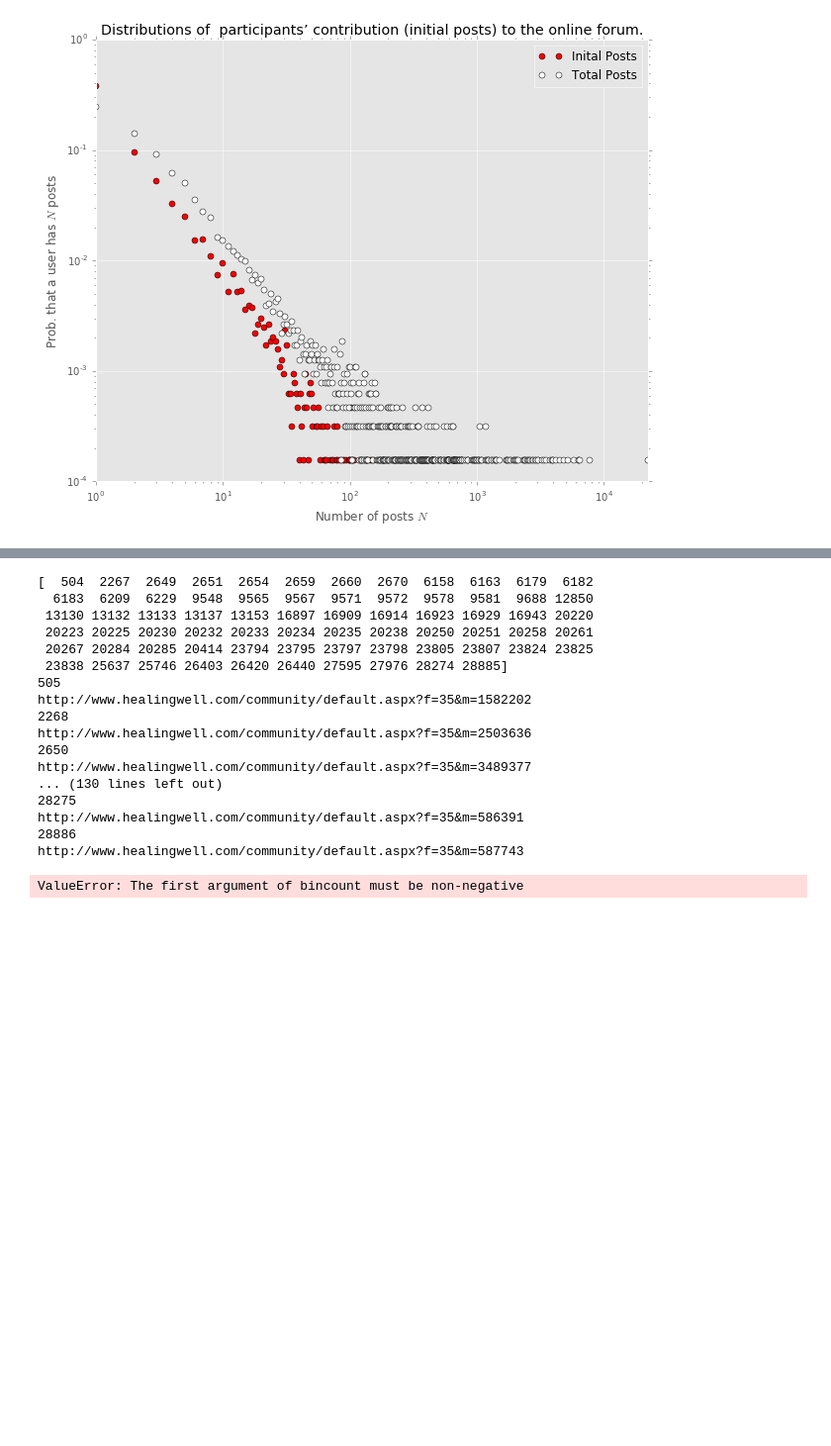
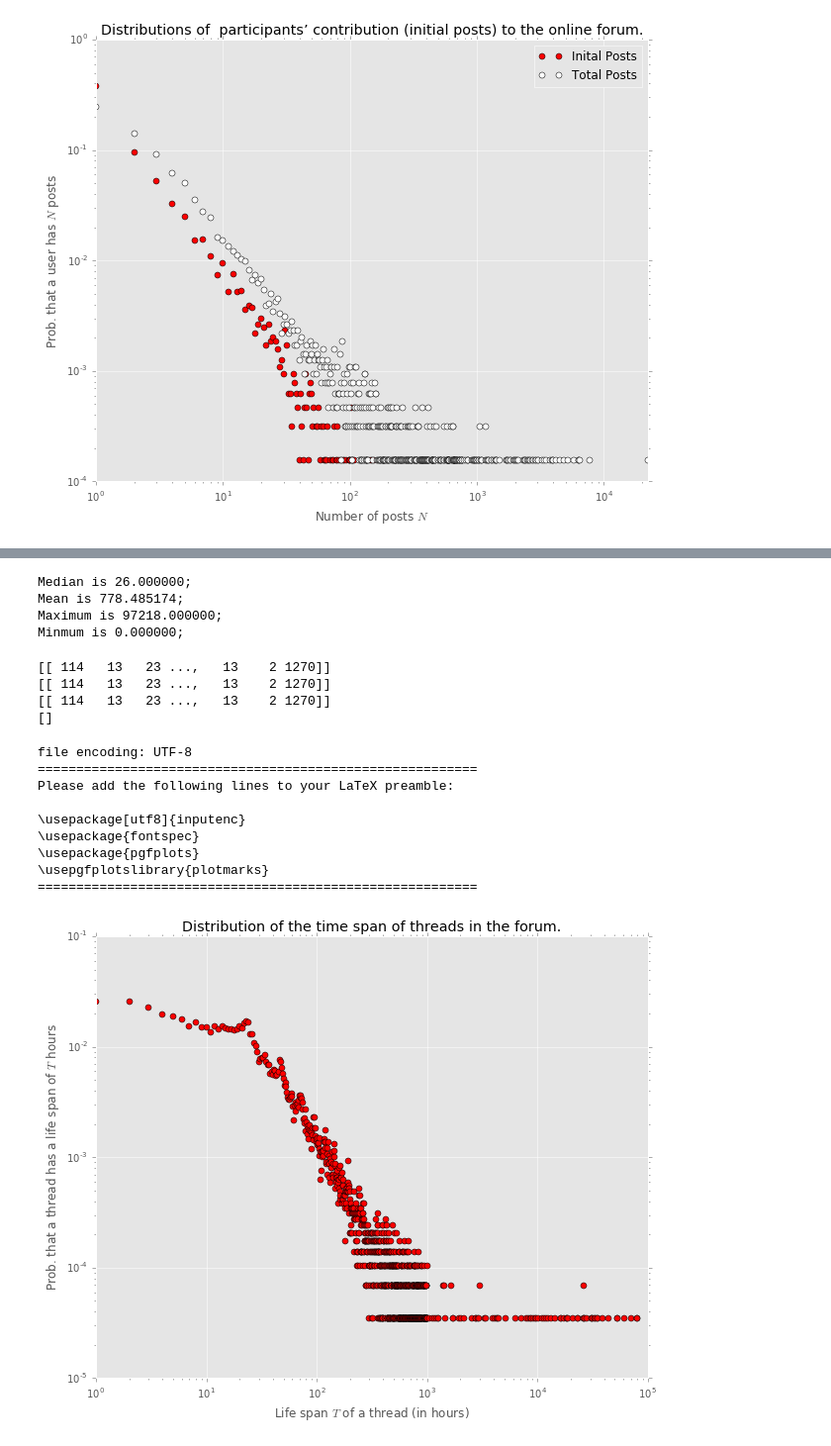
Before and after one commit to stomachacheGE/forum_crawler, a Jupyter notebook: healingwell_statistic.ipynb, the cells around one changed output, grey strips where cells are left out. Shown at 99% size. Saved outputs shown, nothing was run; the diff lists cells and outputs as text; code cells hidden in the pictures; blank space fills up the shorter version.

```diff
--- a/healingwell_statistic.ipynb
+++ b/healingwell_statistic.ipynb
@@ -191,10 +223,25 @@ thread_time_spans = np.array([get_time_span(thread) for thread in threads])
 # %%
 thread_time_spans = np.load('thread_timespan.npy')
+# %%
+show_statistics(thread_time_spans)
+# %% [output]
+Median is 26.000000;
+Mean is 778.485174;
+Maximum is 97218.000000;
+Minmum is 0.000000;
 # %%
-thread_time_spans[0]
-thread_time_spans.shape
+print(thread_time_spans[0:5])
+num_thread = thread_time_spans.shape[1]
 negative = thread_time_spans<0
+# Due to a bug in crawling, the time 12:34 PM will be stored as 00:34,
+# which causes negative time span. This has to be corrected.
 thread_time_spans[thread_time_spans<0] += 12
+print(thread_time_spans[0:5])
+# Due to another unknown bug, there are still negative time spans.
+# Correct them by change its sign.
+thread_time_spans[thread_time_spans<0] -= 12
+thread_time_spans[thread_time_spans<0] = -thread_time_spans[thread_time_spans<0]
+print(thread_time_spans[0:5])
 np.sum(thread_time_spans<0)
 #thread_time_spans[thread_time_spans<0]
 ok,problems = np.where(thread_time_spans<0)
@@ -204,36 +251,39 @@ for i in range(len(problems)):
     print(problems[i]+1)
     print(thread.url)
 # %% [output]
-[  504  2267  2649  2651  2654  2659  2660  2670  6158  6163  6179  6182
-  6183  6209  6229  9548  9565  9567  9571  9572  9578  9581  9688 12850
- 13130 13132 13133 13137 13153 16897 16909 16914 16923 16929 16943 20220
- 20223 20225 20230 20232 20233 20234 20235 20238 20250 20251 20258 20261
- 20267 20284 20285 20414 23794 23795 23797 23798 23805 23807 23824 23825
- 23838 25637 25746 26403 26420 26440 27595 27976 28274 28885]
-505
-http://www.healingwell.com/community/default.aspx?f=35&m=1582202
-2268
-http://www.healingwell.com/community/default.aspx?f=35&m=2503636
-2650
-http://www.healingwell.com/community/default.aspx?f=35&m=3489377
-... (130 lines left out)
-28275
-http://www.healingwell.com/community/default.aspx?f=35&m=586391
-28886
-http://www.healingwell.com/community/default.aspx?f=35&m=587743
+[[ 114   13   23 ...,   13    2 1270]]
+[[ 114   13   23 ...,   13    2 1270]]
+[[ 114   13   23 ...,   13    2 1270]]
+[]
 # %%
 timespan_bincount = np.bincount(np.squeeze(thread_time_spans))
-timespan_prob = timespan_bincount / len(threads)
+timespan_prob = timespan_bincount / num_thread
 style.use('ggplot')
 plt.yscale('log')
 plt.xscale('log')
 plt.title('Distribution of the time span of threads in the forum.')
 plt.xlabel(r'Life span $T$ of a thread (in hours)')
 plt.ylabel(r'Prob. that a thread has a life span of $T$ hours')
-plt.plot(np.arange(len(timespan_prob)), timespan_prob, 'ro')
-plt.legend()
+#plt.plot(np.arange(len(timespan_prob)), timespan_prob, 'ro')
+# since large figure file may exceed latex capactity,
+# downsampling are needed.
+first = np.arange(1000)
+second = np.rint(np.linspace(1000,len(timespan_prob),5000, endpoint=False))
+second = second.astype(int)
+index = np.concatenate((first, second))
+plt.plot(index, timespan_prob[index], 'ro')
+#plt.legend()
 plt.grid(True)
-
+tikz_save('thread_time_span.tex')
 plt.show()
 # %% [output]
-ValueError: The first argument of bincount must be non-negative
+file encoding: UTF-8
+=========================================================
+Please add the following lines to your LaTeX preamble:
+
+\usepackage[utf8]{inputenc}
+\usepackage{fontspec}
+\usepackage{pgfplots}
+\usepgfplotslibrary{plotmarks}
+=========================================================
+[figure, added]
```
Also changed, not shown: parts of 40 cells of this notebook, 3 other files.
